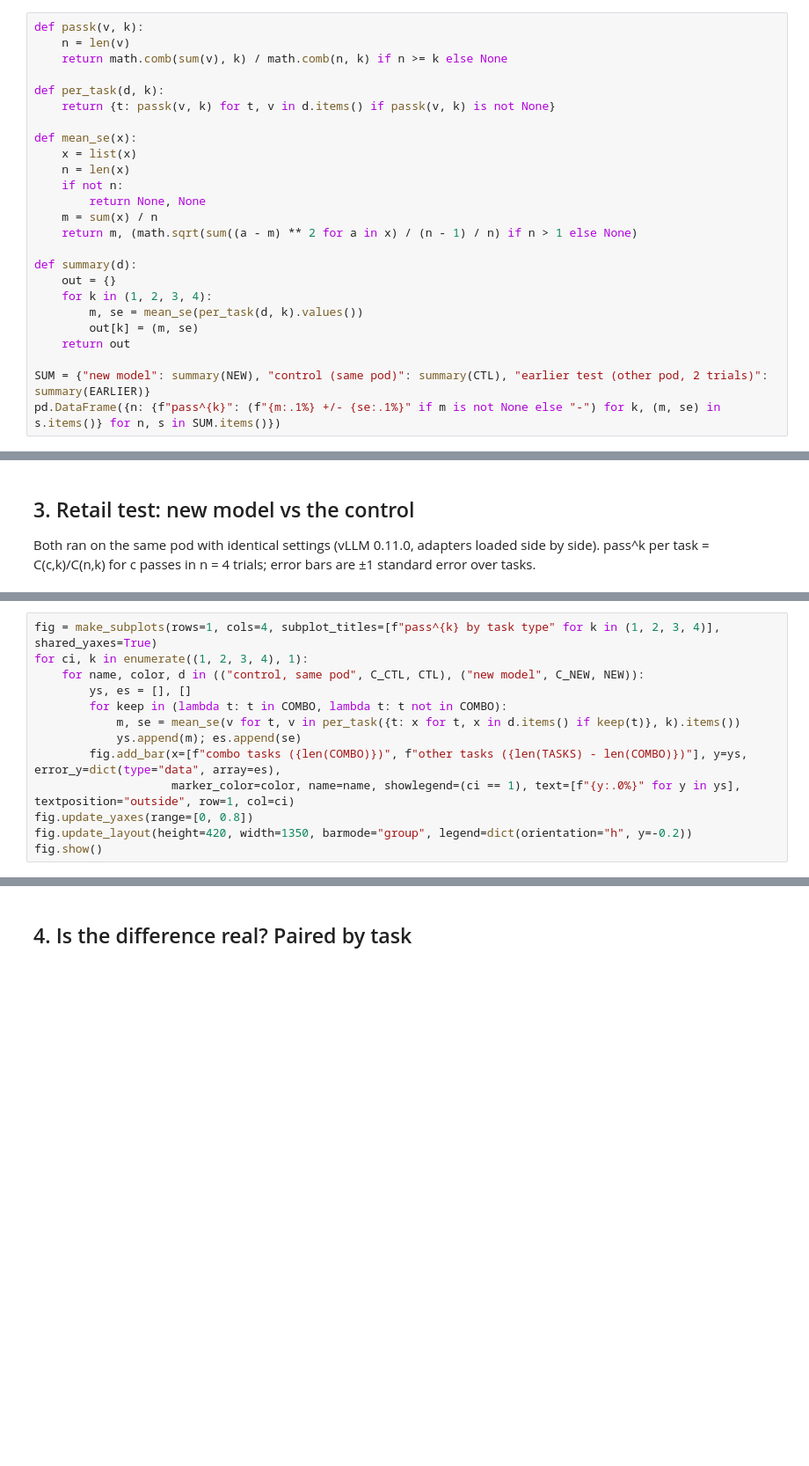
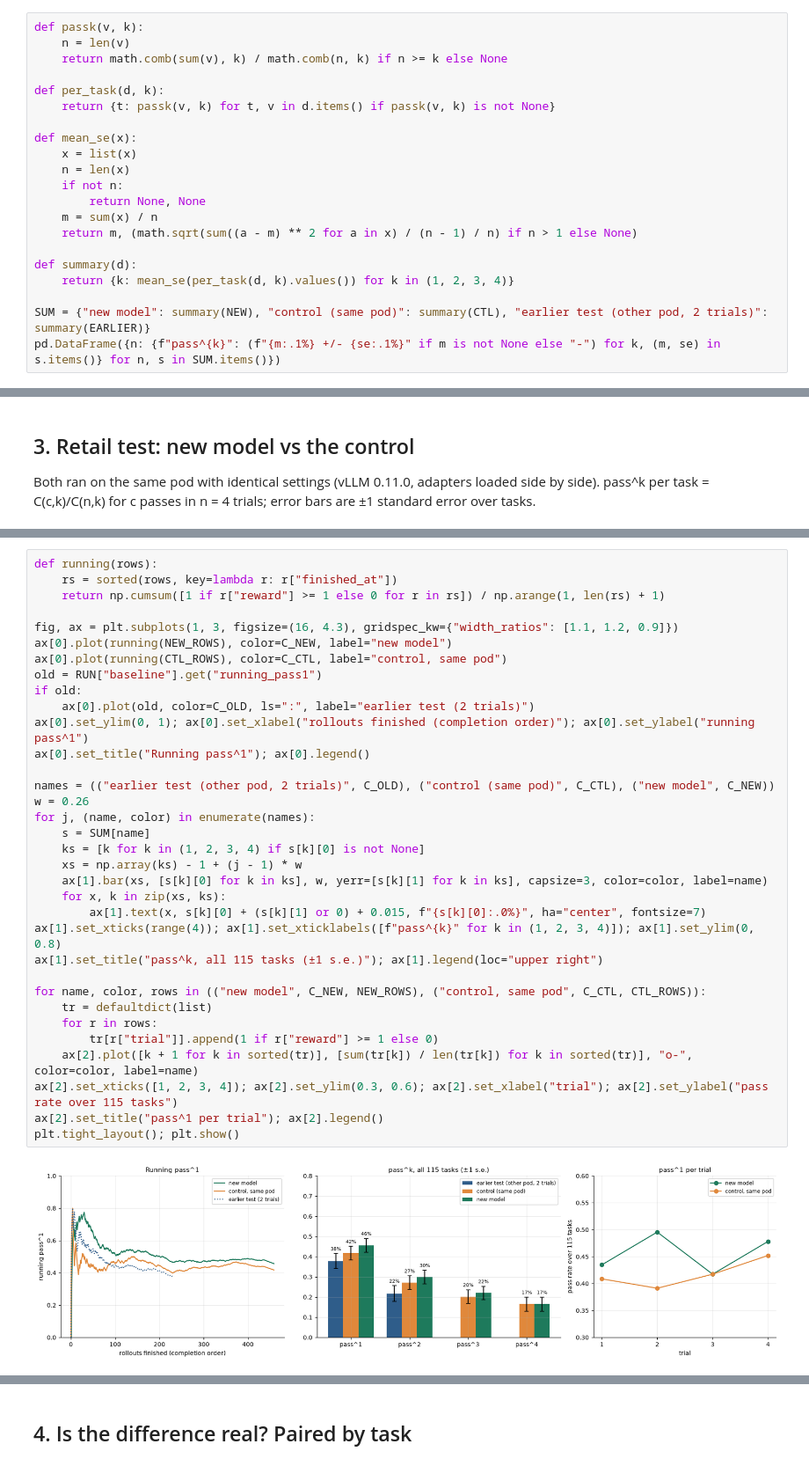
Before and after one commit to teacher57/qwen3-14b-tau-train, a Jupyter notebook: notebooks/distillation_experiment.ipynb, the cells around one changed output, grey strips where cells are left out. Shown at 88% size. Cells and saved outputs as stored; diff of their text form; blank space fills up the shorter version.

```diff
--- a/notebooks/distillation_experiment.ipynb
+++ b/notebooks/distillation_experiment.ipynb
@@ -62,11 +60,7 @@ def mean_se(x):
     return m, (math.sqrt(sum((a - m) ** 2 for a in x) / (n - 1) / n) if n > 1 else None)
 
 def summary(d):
-    out = {}
-    for k in (1, 2, 3, 4):
-        m, se = mean_se(per_task(d, k).values())
-        out[k] = (m, se)
-    return out
+    return {k: mean_se(per_task(d, k).values()) for k in (1, 2, 3, 4)}
 
 SUM = {"new model": summary(NEW), "control (same pod)": summary(CTL), "earlier test (other pod, 2 trials)": summary(EARLIER)}
 pd.DataFrame({n: {f"pass^{k}": (f"{m:.1%} +/- {se:.1%}" if m is not None else "-") for k, (m, se) in s.items()} for n, s in SUM.items()})
@@ -156,13 +122,0 @@ fig.show()
-# %%
-fig = make_subplots(rows=1, cols=4, subplot_titles=[f"pass^{k} by task type" for k in (1, 2, 3, 4)], shared_yaxes=True)
-for ci, k in enumerate((1, 2, 3, 4), 1):
-    for name, color, d in (("control, same pod", C_CTL, CTL), ("new model", C_NEW, NEW)):
-        ys, es = [], []
-        for keep in (lambda t: t in COMBO, lambda t: t not in COMBO):
-            m, se = mean_se(v for t, v in per_task({t: x for t, x in d.items() if keep(t)}, k).items())
-            ys.append(m); es.append(se)
-        fig.add_bar(x=[f"combo tasks ({len(COMBO)})", f"other tasks ({len(TASKS) - len(COMBO)})"], y=ys, error_y=dict(type="data", array=es),
-                    marker_color=color, name=name, showlegend=(ci == 1), text=[f"{y:.0%}" for y in ys], textposition="outside", row=1, col=ci)
-fig.update_yaxes(range=[0, 0.8])
-fig.update_layout(height=420, width=1350, barmode="group", legend=dict(orientation="h", y=-0.2))
-fig.show()
@@ -170,0 +123,36 @@ fig.show()
+# %%
+def running(rows):
+    rs = sorted(rows, key=lambda r: r["finished_at"])
+    return np.cumsum([1 if r["reward"] >= 1 else 0 for r in rs]) / np.arange(1, len(rs) + 1)
+
+fig, ax = plt.subplots(1, 3, figsize=(16, 4.3), gridspec_kw={"width_ratios": [1.1, 1.2, 0.9]})
+ax[0].plot(running(NEW_ROWS), color=C_NEW, label="new model")
+ax[0].plot(running(CTL_ROWS), color=C_CTL, label="control, same pod")
+old = RUN["baseline"].get("running_pass1")
+if old:
+    ax[0].plot(old, color=C_OLD, ls=":", label="earlier test (2 trials)")
+ax[0].set_ylim(0, 1); ax[0].set_xlabel("rollouts finished (completion order)"); ax[0].set_ylabel("running pass^1")
+ax[0].set_title("Running pass^1"); ax[0].legend()
+
+names = (("earlier test (other pod, 2 trials)", C_OLD), ("control (same pod)", C_CTL), ("new model", C_NEW))
+w = 0.26
+for j, (name, color) in enumerate(names):
+    s = SUM[name]
+    ks = [k for k in (1, 2, 3, 4) if s[k][0] is not None]
+    xs = np.array(ks) - 1 + (j - 1) * w
+    ax[1].bar(xs, [s[k][0] for k in ks], w, yerr=[s[k][1] for k in ks], capsize=3, color=color, label=name)
+    for x, k in zip(xs, ks):
+        ax[1].text(x, s[k][0] + (s[k][1] or 0) + 0.015, f"{s[k][0]:.0%}", ha="center", fontsize=7)
+ax[1].set_xticks(range(4)); ax[1].set_xticklabels([f"pass^{k}" for k in (1, 2, 3, 4)]); ax[1].set_ylim(0, 0.8)
+ax[1].set_title("pass^k, all 115 tasks (±1 s.e.)"); ax[1].legend(loc="upper right")
+
+for name, color, rows in (("new model", C_NEW, NEW_ROWS), ("control, same pod", C_CTL, CTL_ROWS)):
+    tr = defaultdict(list)
+    for r in rows:
+        tr[r["trial"]].append(1 if r["reward"] >= 1 else 0)
+    ax[2].plot([k + 1 for k in sorted(tr)], [sum(tr[k]) / len(tr[k]) for k in sorted(tr)], "o-", color=color, label=name)
+ax[2].set_xticks([1, 2, 3, 4]); ax[2].set_ylim(0.3, 0.6); ax[2].set_xlabel("trial"); ax[2].set_ylabel("pass rate over 115 tasks")
+ax[2].set_title("pass^1 per trial"); ax[2].legend()
+plt.tight_layout(); plt.show()
+# %% [output]
+[figure, added]
```
Also changed, not shown: parts of 11 cells of this notebook, 2 other files.
